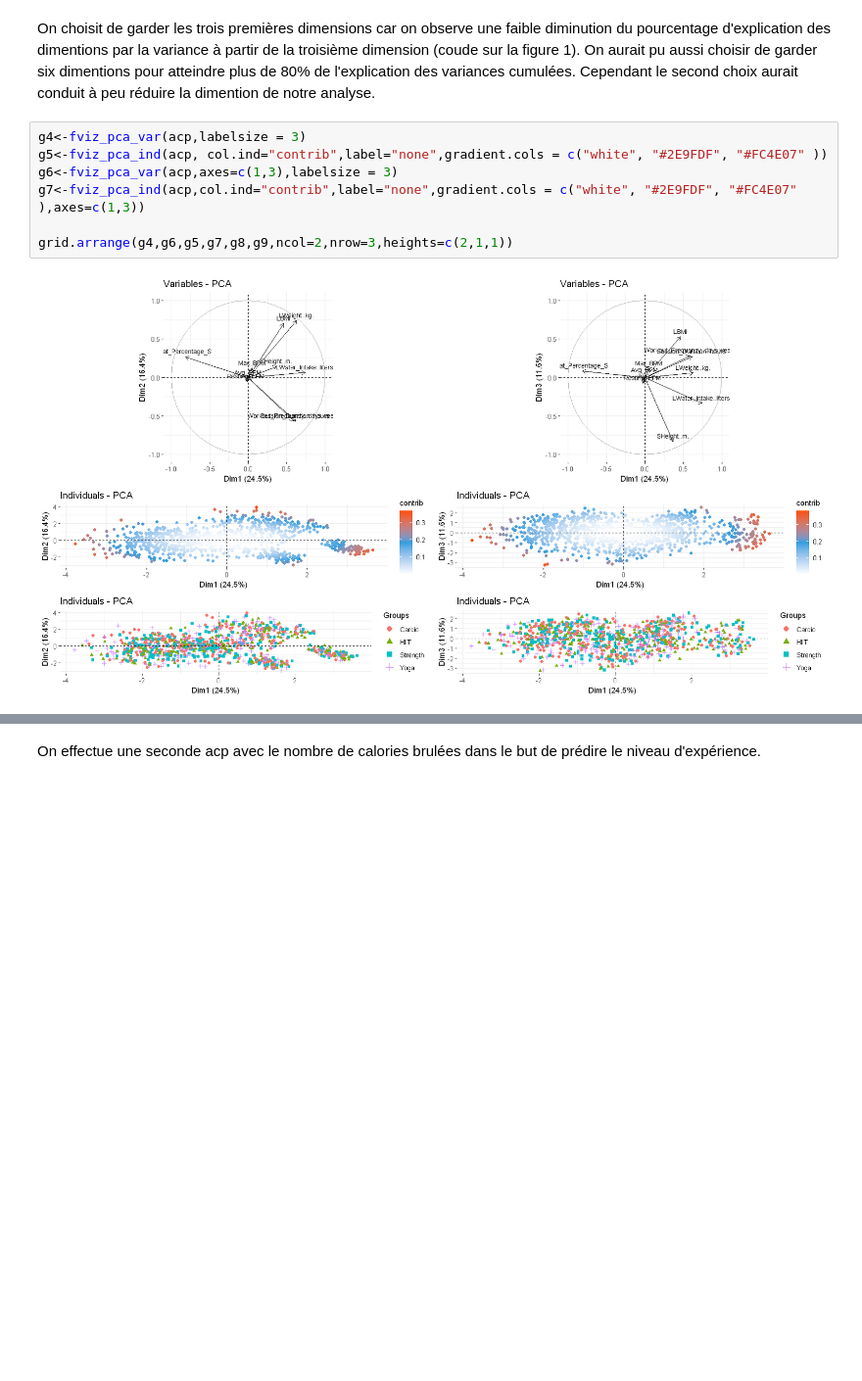
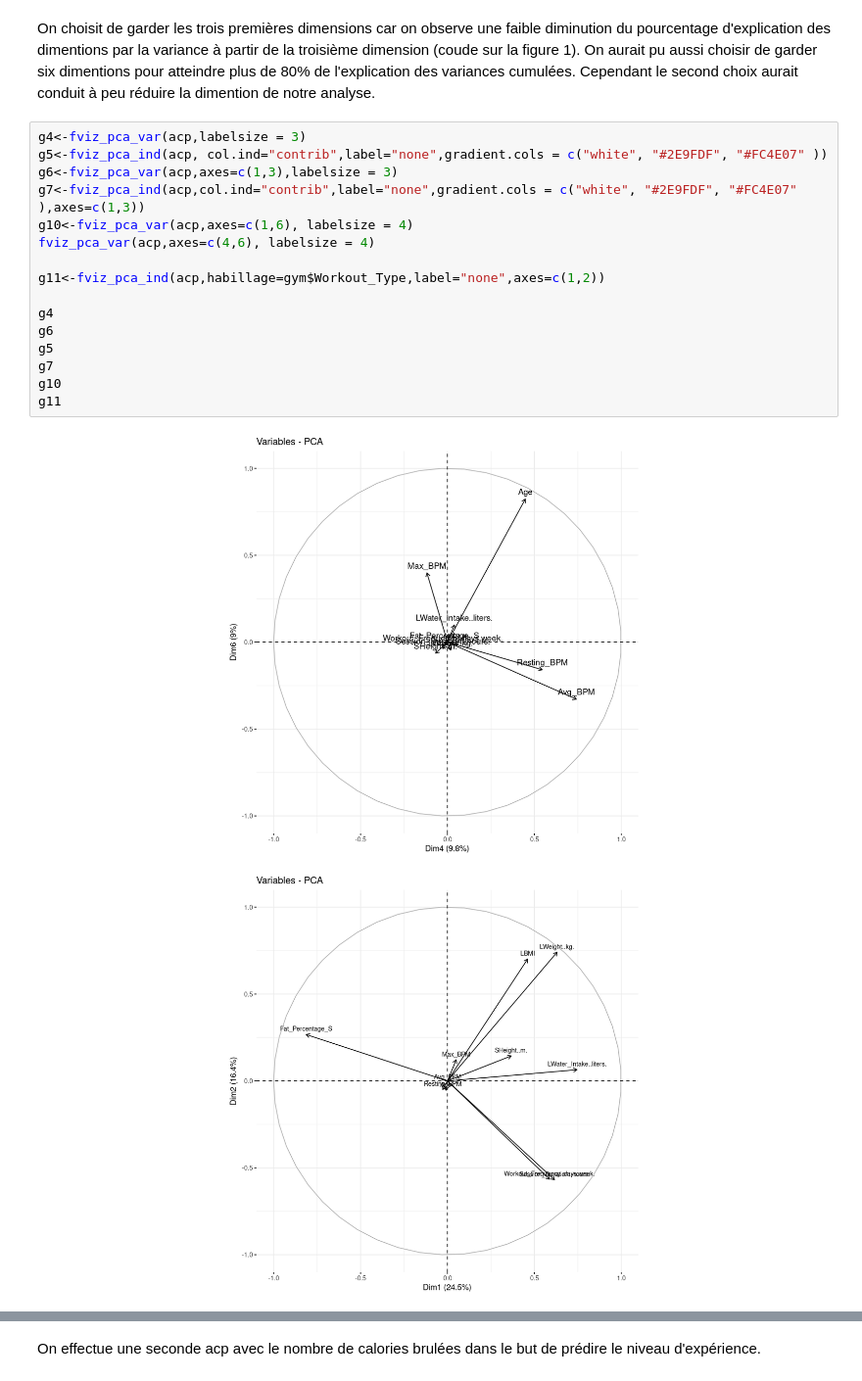
Before and after one commit to P-Point-all/ML_Gym_exercise, a Jupyter notebook: ML_Gym.ipynb, the cells around one changed output, grey strips where cells are left out. Shown at 98% size. Drawn from its saved outputs; the diff is of its cells as text; blank space fills up the shorter version.

```diff
--- a/ML_Gym.ipynb
+++ b/ML_Gym.ipynb
@@ -249,9 +249,19 @@ On choisit de garder les trois premières dimensions car on observe une faible d
 # %%
 g4<-fviz_pca_var(acp,labelsize = 3)
 g5<-fviz_pca_ind(acp, col.ind="contrib",label="none",gradient.cols = c("white", "#2E9FDF", "#FC4E07" ))
 g6<-fviz_pca_var(acp,axes=c(1,3),labelsize = 3)
 g7<-fviz_pca_ind(acp,col.ind="contrib",label="none",gradient.cols = c("white", "#2E9FDF", "#FC4E07" ),axes=c(1,3))
+g10<-fviz_pca_var(acp,axes=c(1,6), labelsize = 4)
+fviz_pca_var(acp,axes=c(4,6), labelsize = 4)
 
-grid.arrange(g4,g6,g5,g7,g8,g9,ncol=2,nrow=3,heights=c(2,1,1))
+g11<-fviz_pca_ind(acp,habillage=gym$Workout_Type,label="none",axes=c(1,2))
+
+g4
+g6
+g5
+g7
+g10
+g11
 # %% [output]
-[figure, old version]
+[figure, new version]
+[figure, added]
```
Also changed, not shown: parts of 10 cells of this notebook, 2 other files.
